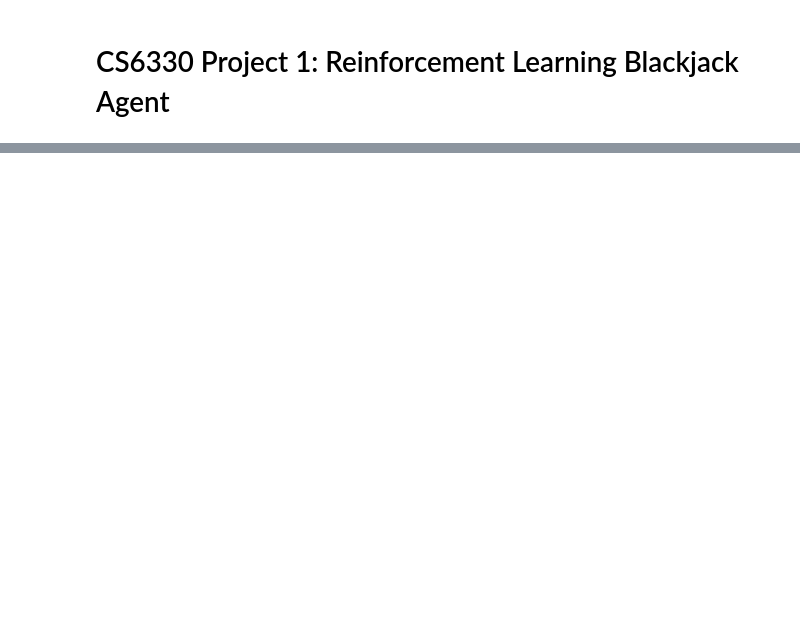
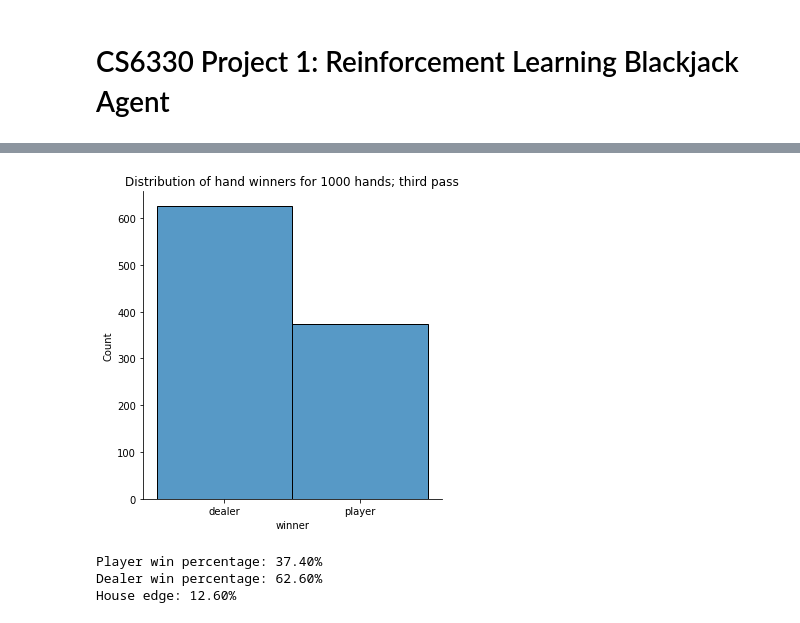
Before and after one commit to schledererj/cs6330-project-1, a Jupyter notebook: blackjack_ai.ipynb, the cells around one changed output, grey strips where cells are left out. Drawn from its saved outputs; the diff is of its cells as text; code cells hidden in the pictures; blank space fills up the shorter version.

```diff
--- a/blackjack_ai.ipynb
+++ b/blackjack_ai.ipynb
@@ -45,0 +93,6 @@ trainer.compile_policy_from_trained_q_table()
+# %%
+trainer = blackjack.QLearningTrainer()
+trainer.optimize_q_table_v2()
+# %%
+policy = trainer.compile_policy_from_trained_q_table()
+policy
@@ -45,0 +119,7 @@ trainer.compile_policy_from_trained_q_table()
+# %%
+games = list()
+for x in range(0, 1000):
+    games.append(blackjack.Game(policy).play_hand())
+# %%
+df = pd.DataFrame(games)
+df.head()
@@ -45,0 +133,16 @@ trainer.compile_policy_from_trained_q_table()
+# %%
+sns.displot(df['winner'])
+plt.title('Distribution of hand winners for 1000 hands; third pass')
+plt.show()
+# %% [output]
+[figure, added]
+# %%
+dealer_win = df['winner'].value_counts()['dealer'] / 1000. * 100
+player_win = df['winner'].value_counts()['player'] / 1000. * 100
+print(f"Player win percentage: {(player_win):.2f}%")
+print(f"Dealer win percentage: {(dealer_win):.2f}%")
+print(f"House edge: {(dealer_win - 50):.2f}%")
+# %% [output]
+Player win percentage: 37.40%
+Dealer win percentage: 62.60%
+House edge: 12.60%
```
Also changed, not shown: parts of 15 cells of this notebook, 1 other file.
